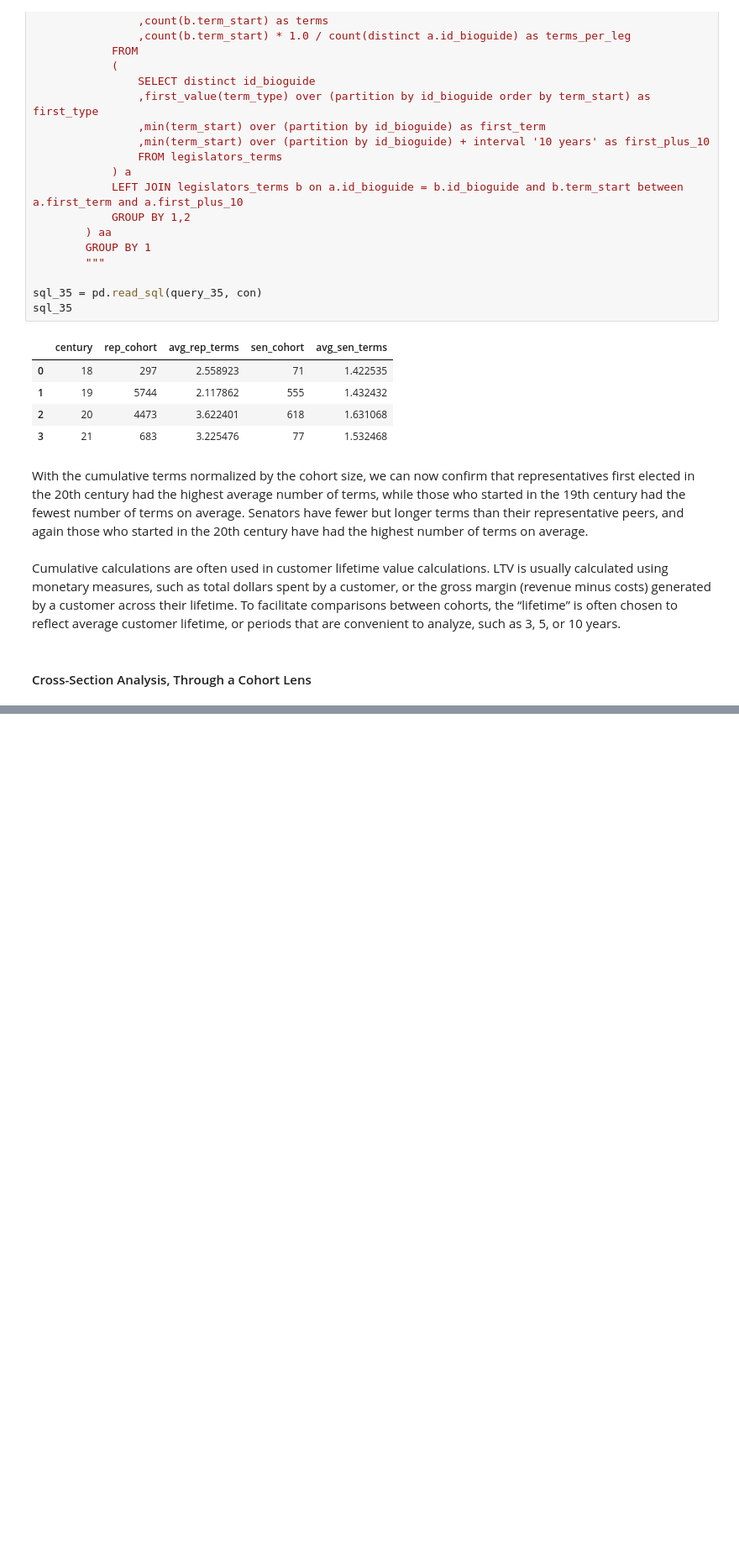
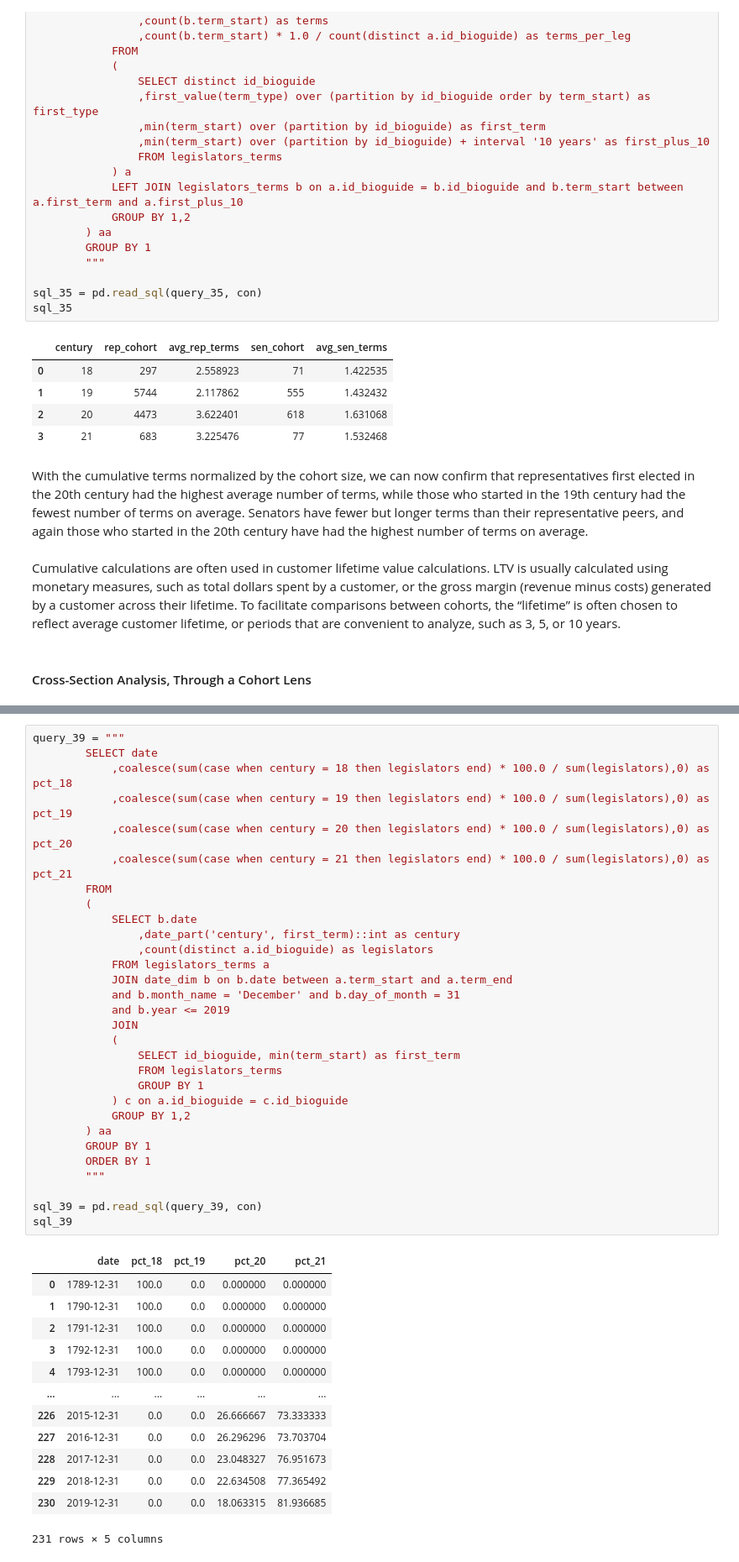
Before and after one commit to mittwoch09/Today-I-Learned, a Jupyter notebook: DataAnalysis/CohortAnalysis/cohort-analysis.ipynb, the cells around one changed output, grey strips where cells are left out. Shown at 84% size. Saved outputs shown, nothing was run; the diff lists cells and outputs as text; blank space fills up the shorter version.

```diff
--- a/DataAnalysis/CohortAnalysis/cohort-analysis.ipynb
+++ b/DataAnalysis/CohortAnalysis/cohort-analysis.ipynb
@@ -1464,0 +1570,44 @@ Cohort analysis is a way to overcome survivorship bias by including all members
+# %%
+query_39 = """
+        SELECT date
+            ,coalesce(sum(case when century = 18 then legislators end) * 100.0 / sum(legislators),0) as pct_18
+            ,coalesce(sum(case when century = 19 then legislators end) * 100.0 / sum(legislators),0) as pct_19
+            ,coalesce(sum(case when century = 20 then legislators end) * 100.0 / sum(legislators),0) as pct_20
+            ,coalesce(sum(case when century = 21 then legislators end) * 100.0 / sum(legislators),0) as pct_21
+        FROM
+        (
+            SELECT b.date
+                ,date_part('century', first_term)::int as century
+                ,count(distinct a.id_bioguide) as legislators
+            FROM legislators_terms a
+            JOIN date_dim b on b.date between a.term_start and a.term_end
+            and b.month_name = 'December' and b.day_of_month = 31
+            and b.year <= 2019
+            JOIN
+            (
+                SELECT id_bioguide, min(term_start) as first_term
+                FROM legislators_terms
+                GROUP BY 1
+            ) c on a.id_bioguide = c.id_bioguide
+            GROUP BY 1,2
+        ) aa
+        GROUP BY 1
+        ORDER BY 1
+        """
+
+sql_39 = pd.read_sql(query_39, con)
+sql_39
+# %% [output]
+|  | date | pct_18 | pct_19 | pct_20 | pct_21 |
+| 0 | 1789-12-31 | 100.0 | 0.0 | 0.000000 | 0.000000 |
+| 1 | 1790-12-31 | 100.0 | 0.0 | 0.000000 | 0.000000 |
+| 2 | 1791-12-31 | 100.0 | 0.0 | 0.000000 | 0.000000 |
+| 3 | 1792-12-31 | 100.0 | 0.0 | 0.000000 | 0.000000 |
+| 4 | 1793-12-31 | 100.0 | 0.0 | 0.000000 | 0.000000 |
+| ... | ... | ... | ... | ... | ... |
+| 226 | 2015-12-31 | 0.0 | 0.0 | 26.666667 | 73.333333 |
+| 227 | 2016-12-31 | 0.0 | 0.0 | 26.296296 | 73.703704 |
+| 228 | 2017-12-31 | 0.0 | 0.0 | 23.048327 | 76.951673 |
+| 229 | 2018-12-31 | 0.0 | 0.0 | 22.634508 | 77.365492 |
+| 230 | 2019-12-31 | 0.0 | 0.0 | 18.063315 | 81.936685 |
+231 rows × 5 columns
```
Also changed, not shown: parts of 14 cells of this notebook.
